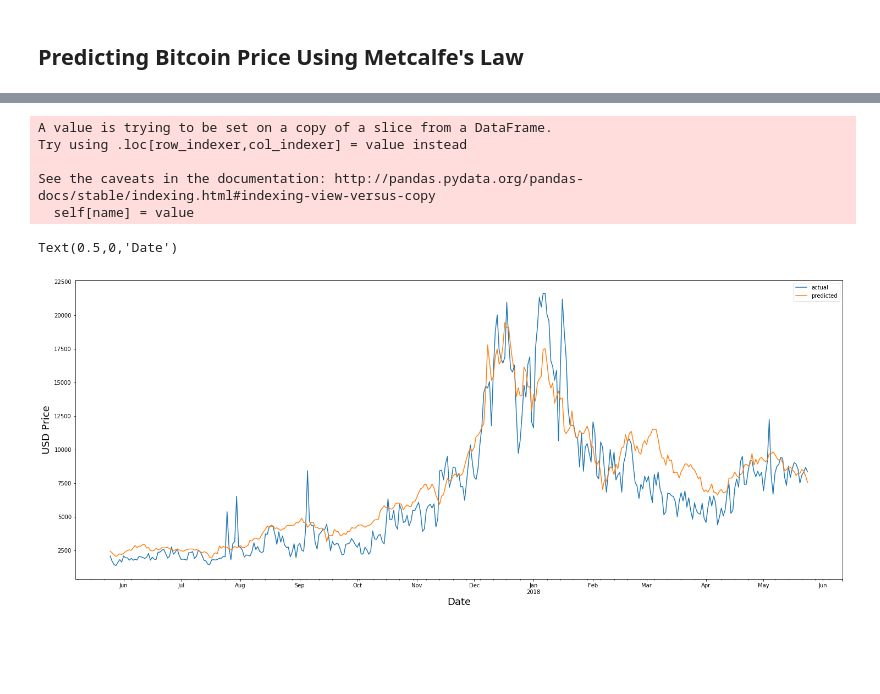
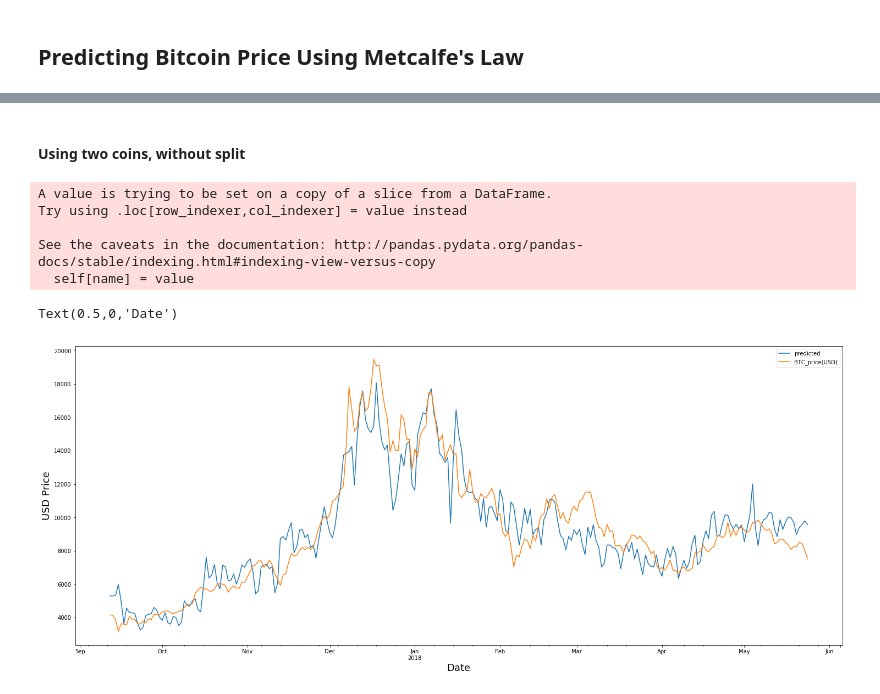
Before and after one commit to F3real/Data_Analytics_Cryptocurrencies, a Jupyter notebook: DataAnalyticsProject.ipynb, the cells around one changed output, grey strips where cells are left out. Saved outputs shown, nothing was run; the diff lists cells and outputs as text; code cells hidden in the pictures; blank space fills up the shorter version.

```diff
--- a/DataAnalyticsProject.ipynb
+++ b/DataAnalyticsProject.ipynb
@@ -485,31 +533,32 @@ Text(0.5,0,'Date')
+# %% [markdown]
+#### Using two coins, without split
 # %%
-
 clf = linear_model.LinearRegression(n_jobs=2)
 
 train = merged_data[['BTC_txCount', 'BTC_txVolume(USD)','ETH_txVolume(USD)','ETH_txCount']]
 #Per Metcalfe's law, we will square the number of "users:"
 train.BTC_txCount = train.BTC_txCount.pow(2)
-train.ETH_txCount = train.ETH_txCount.pow(2)
-clf.fit(train, btc_price)
+
+clf.fit(train, merged_data['BTC_price(USD)'])
 linear_model.LinearRegression(copy_X=True, fit_intercept=True, n_jobs=2, normalize=False)
 
 #Now we can take a look at the results. We use the classifiers predict function to run through our test set and
 #produce expected outputs (prices). We then join this with the actual prices, rename the columns, and plot the
 #results for the past year.
 pred = pd.DataFrame(clf.predict(train), index=merged_data.index)
+pred.columns = ['predicted']
 compare = pred.join(merged_data['BTC_price(USD)'])
-compare.columns = ['actual','predicted']
 compare['date'] = merged_data['date']
 compare.set_index(keys='date', inplace=True)
 #y = compare.plot(figsize=(25,10))
-y = compare.tail(365).plot(figsize=(25,10))
+y = compare.tail(255).plot(figsize=(25,10))
 y.set_ylabel("USD Price", fontsize=18)
 y.set_xlabel("Date", fontsize=18)
 # %% [output]
 A value is trying to be set on a copy of a slice from a DataFrame.
 Try using .loc[row_indexer,col_indexer] = value instead
 
 See the caveats in the documentation: http://pandas.pydata.org/pandas-docs/stable/indexing.html#indexing-view-versus-copy
   self[name] = value
 Text(0.5,0,'Date')
-[figure, old version]
+[figure, new version]
```
Also changed, not shown: parts of 19 cells of this notebook, 2 other files.
